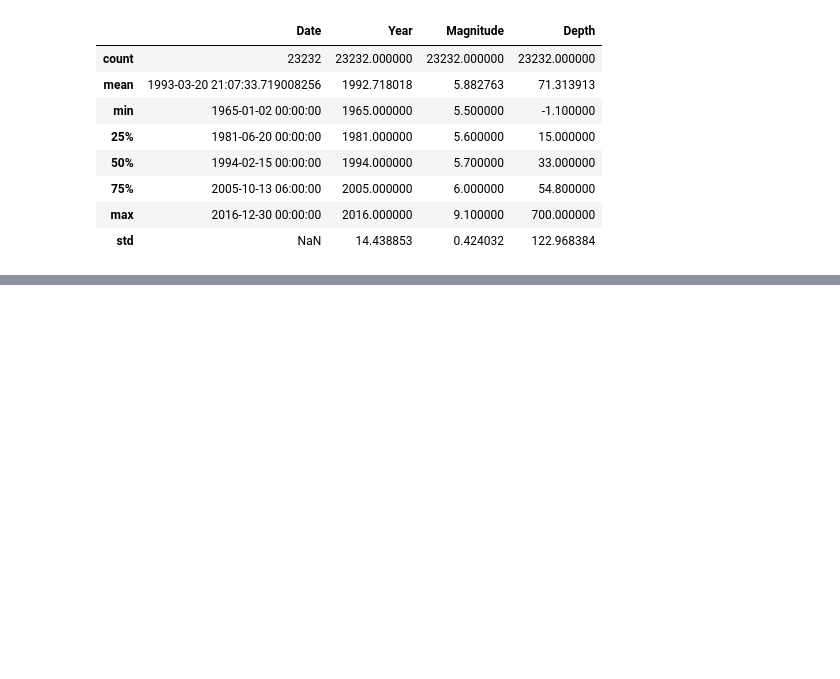
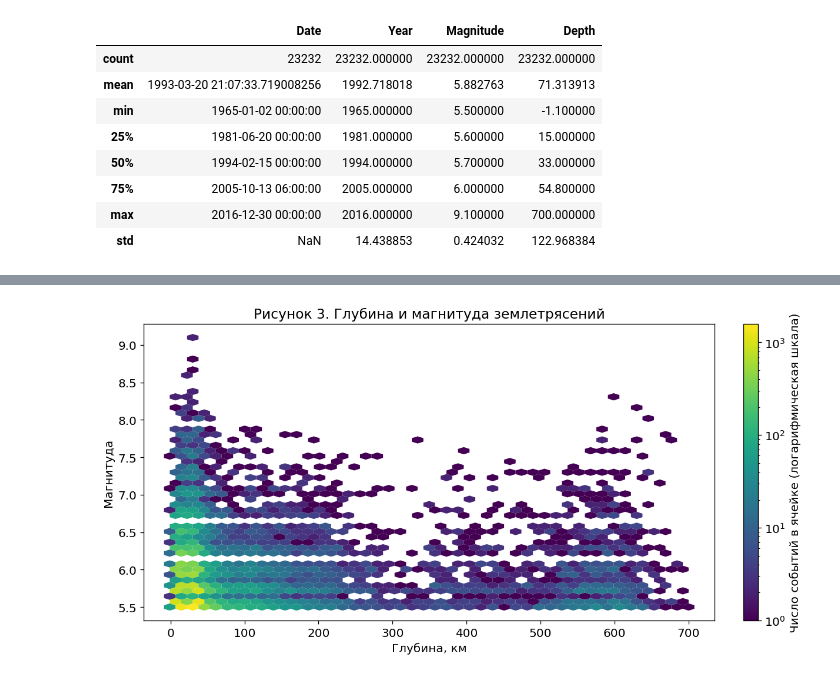
Before and after one commit to Ariel-cano/6402-Khalitov-LR7, a Jupyter notebook: notebooks/analysis.ipynb, the cells around one changed output, grey strips where cells are left out. Cells and saved outputs as stored; diff of their text form; code cells hidden in the pictures; blank space fills up the shorter version.

```diff
--- a/notebooks/analysis.ipynb
+++ b/notebooks/analysis.ipynb
@@ -223,0 +340,8 @@ df[["Date", "Year", "Magnitude", "Depth"]].describe()
+# %%
+fig, ax = plt.subplots(figsize=(10, 5), layout="constrained")
+density = ax.hexbin(df["Depth"], df["Magnitude"], gridsize=45, mincnt=1, bins="log", cmap="viridis", linewidths=0)
+fig.colorbar(density, ax=ax, label="Число событий в ячейке (логарифмическая шкала)")
+ax.set(title="Рисунок 3. Глубина и магнитуда землетрясений", xlabel="Глубина, км", ylabel="Магнитуда")
+plt.show()
+# %% [output]
+[figure, added]
```
Also changed, not shown: parts of 9 cells of this notebook, 1 other file.
